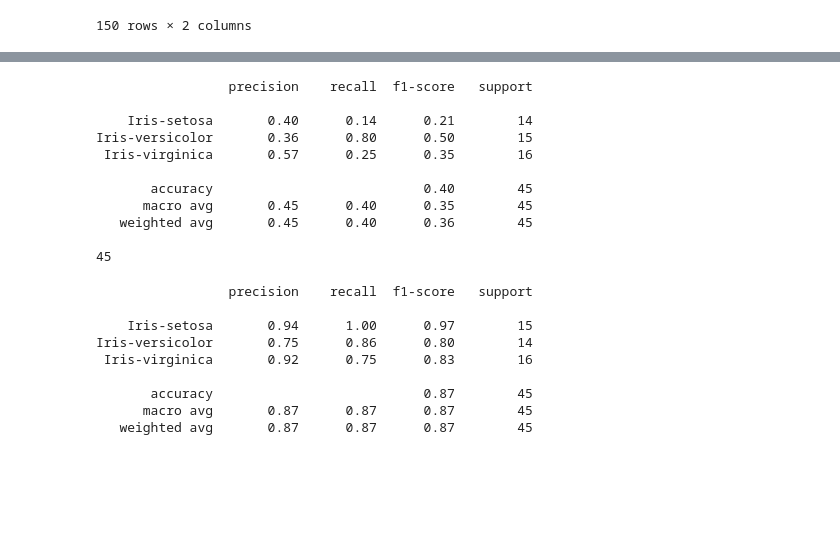
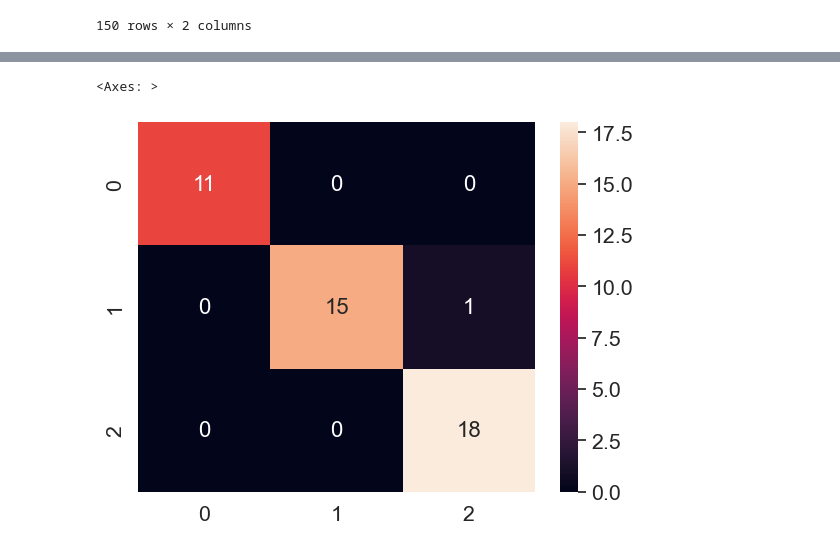
Before and after one commit to IyadHad/ProjectIndividually-, a Jupyter notebook: ProjetIrisFlower.ipynb, the cells around one changed output, grey strips where cells are left out. Cells and saved outputs as stored; diff of their text form; code cells hidden in the pictures; blank space fills up the shorter version.

```diff
--- a/ProjetIrisFlower.ipynb
+++ b/ProjetIrisFlower.ipynb
@@ -59,20 +71,21 @@ df[['petal_length','petal_width']]
 # %%
 from sklearn.linear_model import LogisticRegression
+from sklearn.svm import SVC
 from sklearn.tree import DecisionTreeClassifier
 from sklearn.metrics import accuracy_score,f1_score
 from sklearn.preprocessing import StandardScaler
 
-def classification(X,Z):
+def classification2(X,Z):
     sc = StandardScaler()
     X = sc.fit_transform(X)
     x_train,x_test, label_train,label_test = train_test_split(X,Z,test_size=0.3)
     label_train = label_train.values.reshape(-1,1)
     label_test = label_test.values.reshape(-1,1)
-    Train = LogisticRegression()
+    Train = SVC(kernel="linear",C=10)
     Train.fit(x_train,label_train)
     return Train,x_test,label_test
 # %%
-training,x_test,label_test = classification(df[['petal_length','petal_width']],df['species'])
+training,x_test,label_test = classification2(df[['petal_length','petal_width','sepal_length','sepal_width']],df['species'])
 prediction = training.predict(x_test)
 #print(label_test)
 print(prediction)
@@ -106,17 +127,16 @@ plt.show()
 def reformatoutput(x,y):
     x1 = np.empty(0)
     x2 = np.empty(0)
+    x3 = np.empty(0)
+    x4 = np.empty(0)
     for i in range(0,len(x)):
         x1 = np.append(x1,x[i][0])
         x2 = np.append(x2,x[i][1])
+        x3 = np.append(x1,x[i][2])
+        x4 = np.append(x1,x[i][3])
     newlabeltest = np.empty(0)
     for i in range(0,len(y)):
         newlabeltest = np.append(newlabeltest,y[i][0])
-    return x1,x2,newlabeltest
+    return x1,x2,x3,x4,newlabeltest
+
+x1,x2,x3,x4,newlabeltest = reformatoutput(x_test,label_test)
-# %%
-x1,x2,newlabeltest = reformatoutput(x_test,label_test)
-sns.scatterplot(x=x1,y=x2,hue=prediction)
-plt.title("predictions Values")
-plt.xlabel('petal_length')
-plt.ylabel('petal_width')
-plt.show()
@@ -148,40 +210,13 @@ Iris-versicolor       0.88      1.00      0.94        15
 
 45
-# %%
-training2,x_test2,label_test2 = classification(df[['petal_length','sepal_width']],df['species'])
-prediction2 = training.predict(x_test2)
-
-x3,x4,newlabeltest2 = reformatoutput(x_test2,label_test2)
-
-from sklearn.metrics import f1_score,log_loss,classification_report
-print(classification_report(newlabeltest2,prediction2))
-# %% [output]
-                 precision    recall  f1-score   support
-
-    Iris-setosa       0.40      0.14      0.21        14
-Iris-versicolor       0.36      0.80      0.50        15
- Iris-virginica       0.57      0.25      0.35        16
-
-       accuracy                           0.40        45
-      macro avg       0.45      0.40      0.35        45
-   weighted avg       0.45      0.40      0.36        45
-
-45
-# %%
-training3,x_test3,label_test3 = classification(df[['petal_length','sepal_length']],df['species'])
-prediction3 = training.predict(x_test3)
-
-x4,x5,newlabeltest3 = reformatoutput(x_test3,label_test3)
-
-from sklearn.metrics import f1_score,log_loss,classification_report
-print(classification_report(newlabeltest3,prediction3))
-# %% [output]
-                 precision    recall  f1-score   support
-
-    Iris-setosa       0.94      1.00      0.97        15
-Iris-versicolor       0.75      0.86      0.80        14
- Iris-virginica       0.92      0.75      0.83        16
-
-       accuracy                           0.87        45
-      macro avg       0.87      0.87      0.87        45
-   weighted avg       0.87      0.87      0.87        45
+# %%
+import seaborn as sns
+from sklearn.metrics import confusion_matrix, f1_score
+conf = confusion_matrix(newlabeltest,prediction)
+df_cm = pd.DataFrame(conf, range(3), range(3))
+# plt.figure(figsize=(10,7))
+sns.set(font_scale=1.4) # for label size
+sns.heatmap(df_cm, annot=True, annot_kws={"size": 16}) # font size
+# %% [output]
+<Axes: >
+[figure, added]
```
Also changed, not shown: parts of 13 cells of this notebook, 1 other file.
